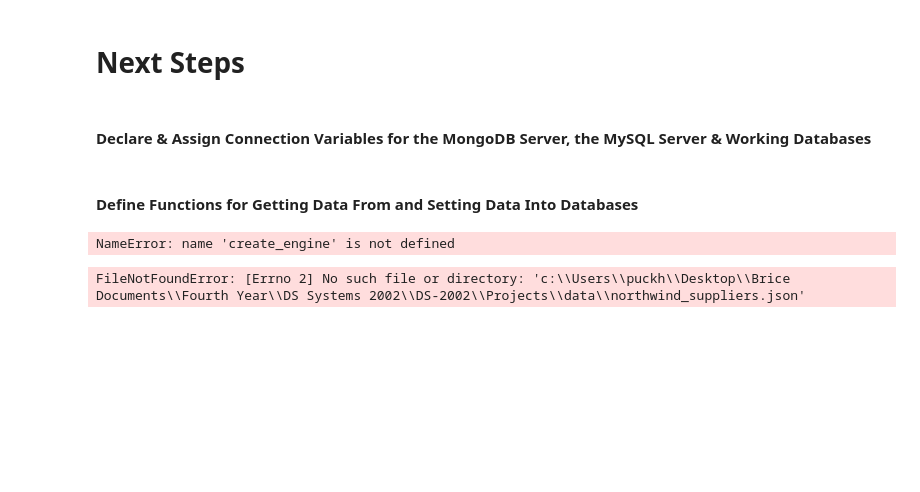
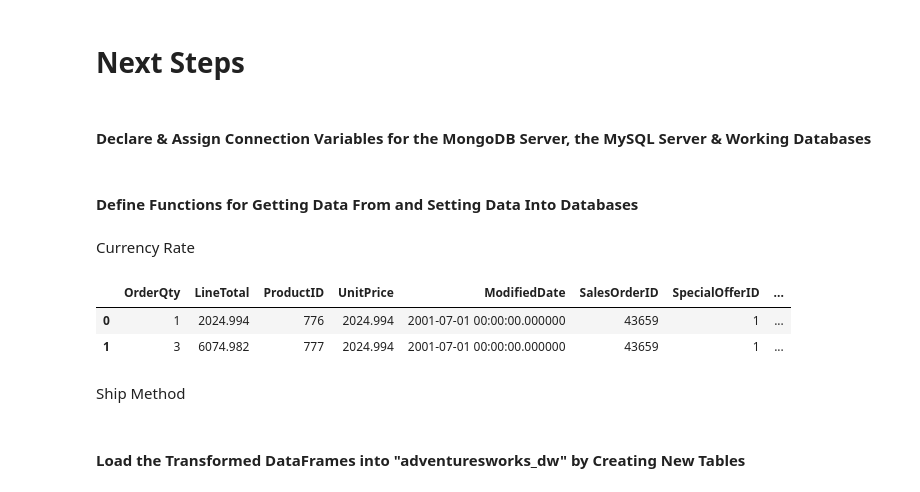
Before and after one commit to briceh87/DS2002_Project_Part_1, a Jupyter notebook: project_part1 (1).ipynb, the cells around one changed output. Cells and saved outputs as stored; diff of their text form; code cells hidden in the pictures; blank space fills up the shorter version.

Commit message:
adding mongo

```diff
--- a/project_part1 (1).ipynb
+++ b/project_part1 (1).ipynb
@@ -192,7 +238,7 @@ mysql_args = {
     "uid" : "bhowe",
     "pwd" : "Daufuskie1",
     "hostname" : "localhost",
-    "dbname" : "adventureworks2"
+    "dbname" : "adventureworks_dw"
 }
 
 # The 'cluster_location' must either be "atlas" or "local".
@@ -202,7 +248,7 @@ mongodb_args = {
     "cluster_name" : "ds2002",
     "cluster_subnet" : "zsrbu",
     "cluster_location" : "atlas", # "local"
-    "db_name" : "northwind_purchasing"
+    "db_name" : "adventureworks_sales"
 }
 # %% [markdown]
 #### Define Functions for Getting Data From and Setting Data Into Databases
@@ -276,20 +322,8 @@ def set_mongo_collections(mongo_client, db_name, data_directory, json_files):
             result = file.insert_many(json_object)
 
     mongo_client.close()
-# %%
-dst_dbname = "adventture"
-
-conn_str = f"mysql+pymysql://{mysql_args['uid']}:{mysql_args['pwd']}@{mysql_args['hostname']}"
-sqlEngine = create_engine(conn_str, pool_recycle=3600)
-connection = sqlEngine.connect()
-
-connection.execute(text(f"DROP DATABASE IF EXISTS `{dst_dbname}`;"))
-connection.execute(text(f"CREATE DATABASE `{dst_dbname}`;"))
-connection.execute(text(f"USE {dst_dbname};"))
-
-connection.close()
-# %% [output]
-NameError: name 'create_engine' is not defined
+# %% [markdown]
+Currency Rate
 # %%
 client = get_mongo_client(**mongodb_args)
 
@@ -297,12 +331,19 @@ client = get_mongo_client(**mongodb_args)
 # and then Appends the 'data' directory.
 data_dir = os.path.join(os.getcwd(), 'data')
 
-json_files = {"suppliers" : 'northwind_suppliers.json',
-              "invoices" : 'northwind_invoices.json',
-              "purchase_orders" : 'northwind_purchase_orders.json',
-              "inventory_transactions" : 'northwind_inventory_transactions.json'
+json_files = {"currencyrate" : 'currencyrate.json'
              }
 
 set_mongo_collections(client, mongodb_args["db_name"], data_dir, json_files)
-# %% [output]
-FileNotFoundError: [Errno 2] No such file or directory: 'c:\\Users\\puckh\\Desktop\\Brice Documents\\Fourth Year\\DS Systems 2002\\DS-2002\\Projects\\data\\northwind_suppliers.json'
+# %%
+client = get_mongo_client(**mongodb_args)
+
+query = {} # Select all elements (columns), and all documents (rows).
+collection = "currencyrate"
+
+df_currencyrate = get_mongo_dataframe(client, mongodb_args["db_name"], collection, query)
+df_currencyrate.head(2)
+# %% [output]
+|  | OrderQty | LineTotal | ProductID | UnitPrice | ModifiedDate | SalesOrderID | SpecialOfferID | ... |
+| 0 | 1 | 2024.994 | 776 | 2024.994 | 2001-07-01 00:00:00.000000 | 43659 | 1 | ... |
+| 1 | 3 | 6074.982 | 777 | 2024.994 | 2001-07-01 00:00:00.000000 | 43659 | 1 | ... |
@@ -308,0 +358,2 @@ FileNotFoundError: [Errno 2] No such file or directory: 'c:\\Users\\puckh\\Deskt
+# %% [markdown]
+Ship Method
@@ -308,0 +379,2 @@ FileNotFoundError: [Errno 2] No such file or directory: 'c:\\Users\\puckh\\Deskt
+# %% [markdown]
+#### Load the Transformed DataFrames into "adventuresworks_dw" by Creating New Tables
```
Also changed, not shown: parts of 48 cells of this notebook.
